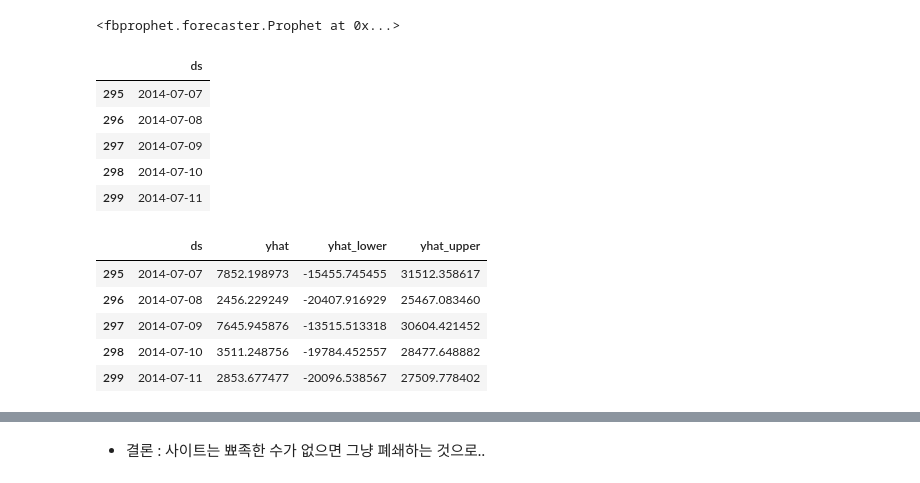
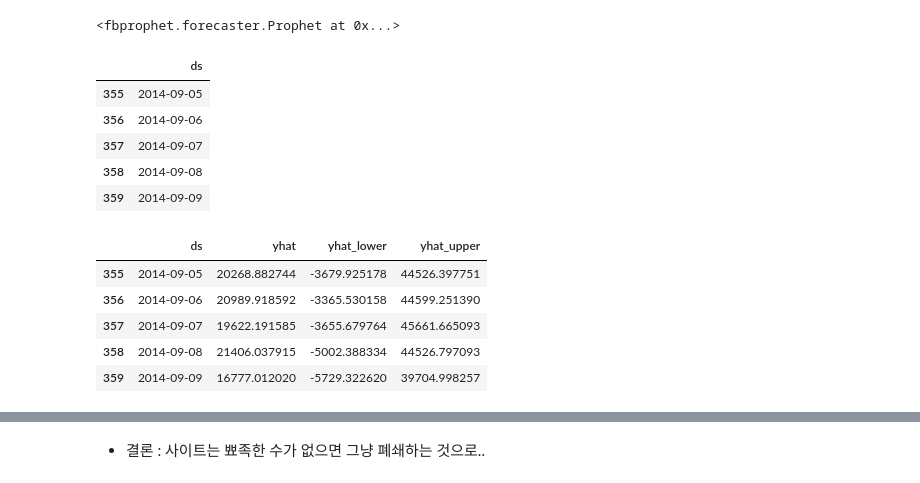
Before and after one commit to highfreshness/SeSAC, a Jupyter notebook: daily_test/2022-07-28_시계열데이터 분석.ipynb, the cells around one changed output, grey strips where cells are left out. Drawn from its saved outputs; the diff is of its cells as text; code cells hidden in the pictures.

```diff
--- a/daily_test/2022-07-28_시계열데이터 분석.ipynb
+++ b/daily_test/2022-07-28_시계열데이터 분석.ipynb
@@ -90,23 +90,23 @@ m.fit(web_traffic)
 # %%
 # 16. 7. 1. ~ 17. 6. 30. 홈페이지 방문자수
 # make_future_dataframe : 예측날짜 구간 생성
-future = m.make_future_dataframe(periods=60)
+future = m.make_future_dataframe(periods=120)
 future.tail()
 # %% [output]
 |  | ds |
-| 295 | 2014-07-07 |
-| 296 | 2014-07-08 |
-| 297 | 2014-07-09 |
-| 298 | 2014-07-10 |
-| 299 | 2014-07-11 |
+| 355 | 2014-09-05 |
+| 356 | 2014-09-06 |
+| 357 | 2014-09-07 |
+| 358 | 2014-09-08 |
+| 359 | 2014-09-09 |
 # %%
 # yhat = 예측값, lower/upper :예측 하한/상한
 forecast = m.predict(future)
 forecast[['ds','yhat','yhat_lower','yhat_upper']].tail()
 # %% [output]
 |  | ds | yhat | yhat_lower | yhat_upper |
-| 295 | 2014-07-07 | 7852.198973 | -15455.745455 | 31512.358617 |
-| 296 | 2014-07-08 | 2456.229249 | -20407.916929 | 25467.083460 |
-| 297 | 2014-07-09 | 7645.945876 | -13515.513318 | 30604.421452 |
-| 298 | 2014-07-10 | 3511.248756 | -19784.452557 | 28477.648882 |
-| 299 | 2014-07-11 | 2853.677477 | -20096.538567 | 27509.778402 |
+| 355 | 2014-09-05 | 20268.882744 | -3679.925178 | 44526.397751 |
+| 356 | 2014-09-06 | 20989.918592 | -3365.530158 | 44599.251390 |
+| 357 | 2014-09-07 | 19622.191585 | -3655.679764 | 45661.665093 |
+| 358 | 2014-09-08 | 21406.037915 | -5002.388334 | 44526.797093 |
+| 359 | 2014-09-09 | 16777.012020 | -5729.322620 | 39704.998257 |
```
Also changed, not shown: parts of 5 cells of this notebook.
